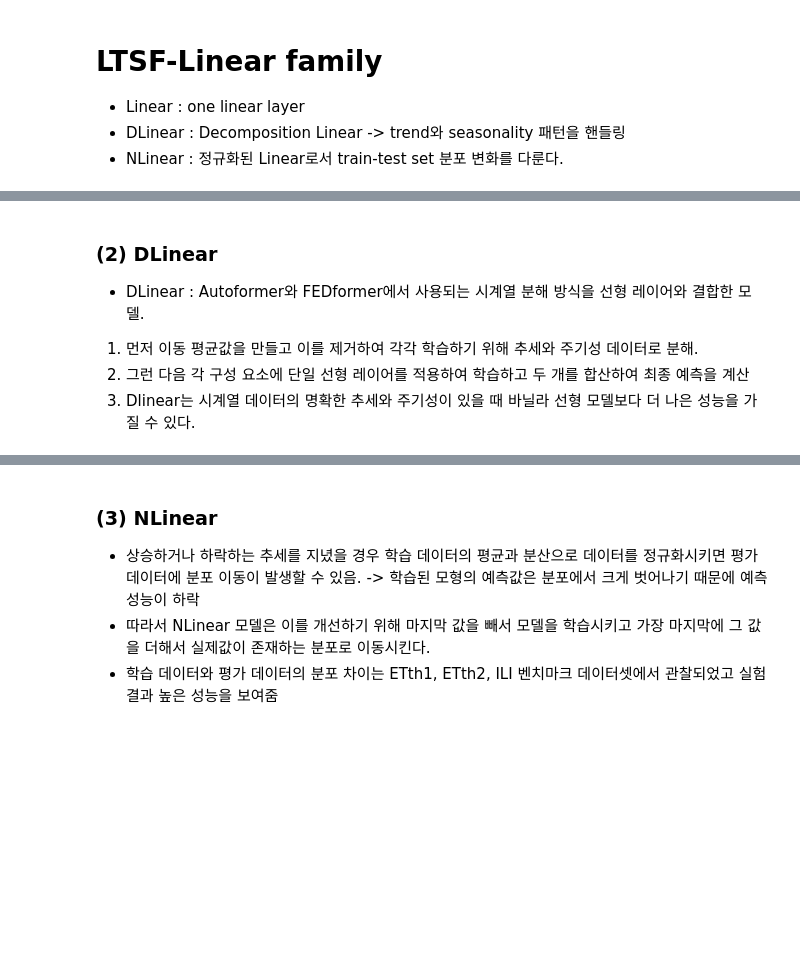
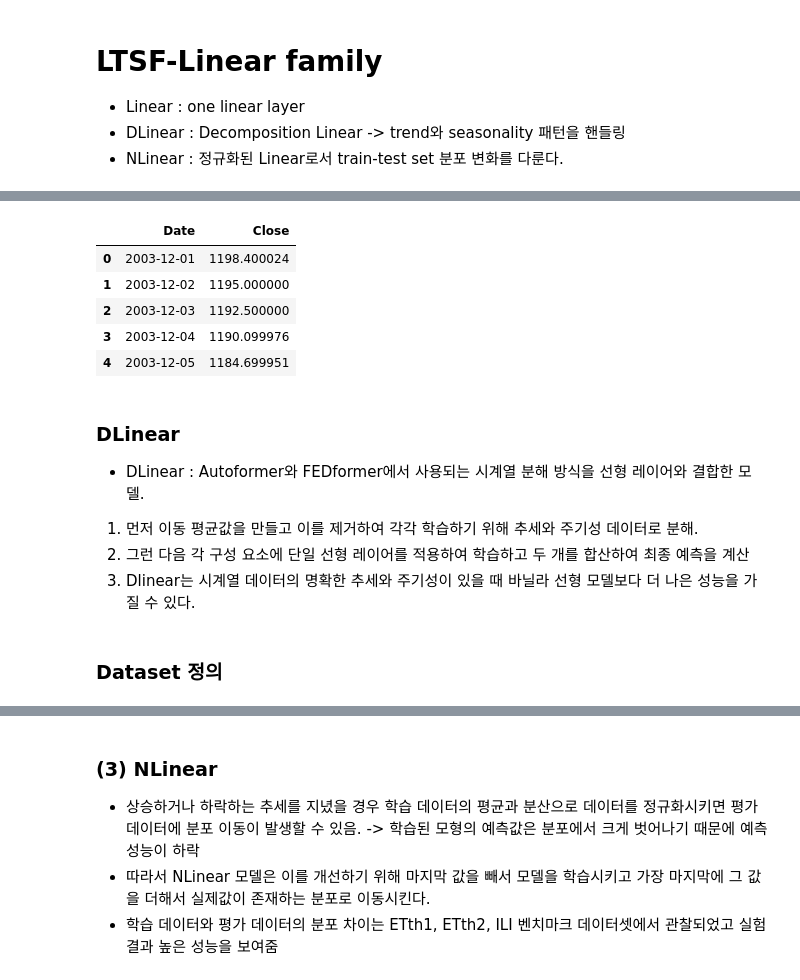
Before and after one commit to epzlfnql/Automated-Trading-Systems, a Jupyter notebook: 장기시계열예측_방법론/LTSF.ipynb, the cells around one changed output, grey strips where cells are left out. Cells and saved outputs as stored; diff of their text form; code cells hidden in the pictures; blank space fills up the shorter version.

Commit message:
DLinear_forecasting

```diff
--- a/장기시계열예측_방법론/LTSF.ipynb
+++ b/장기시계열예측_방법론/LTSF.ipynb
@@ -62,5 +87,14 @@ class LTSF_Linear(torch.nn.Module):
+# %%
+df.head(5)
+# %% [output]
+|  | Date | Close |
+| 0 | 2003-12-01 | 1198.400024 |
+| 1 | 2003-12-02 | 1195.000000 |
+| 2 | 2003-12-03 | 1192.500000 |
+| 3 | 2003-12-04 | 1190.099976 |
+| 4 | 2003-12-05 | 1184.699951 |
 # %% [markdown]
-### (2) DLinear
+### DLinear
 - DLinear : Autoformer와 FEDformer에서 사용되는 시계열 분해 방식을 선형 레이어와 결합한 모델.
 1) 먼저 이동 평균값을 만들고 이를 제거하여 각각 학습하기 위해 추세와 주기성 데이터로 분해.
 2) 그런 다음 각 구성 요소에 단일 선형 레이어를 적용하여 학습하고 두 개를 합산하여 최종 예측을 계산
@@ -130,2 +183,4 @@ class LTSF_DLinear(torch.nn.Module):
         x= seasonal_output + trend_output
         return x.permute(0, 2, 1)
+# %% [markdown]
+### Dataset 정의
```
Also changed, not shown: parts of 20 cells of this notebook, 1 other file.
